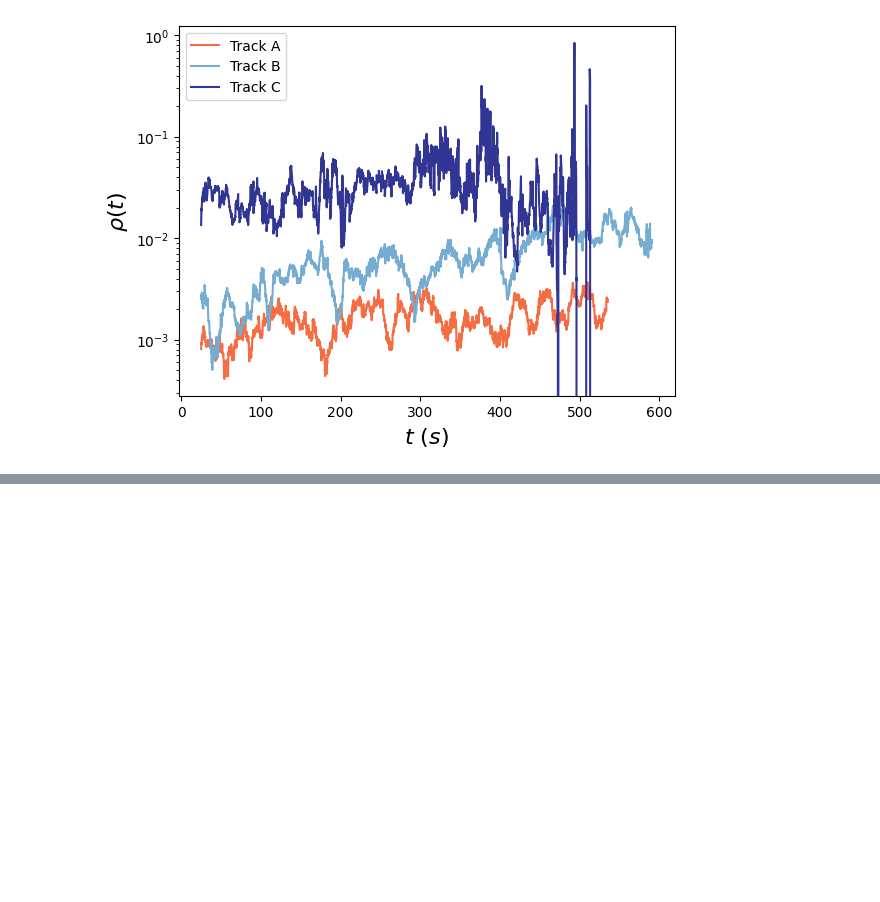
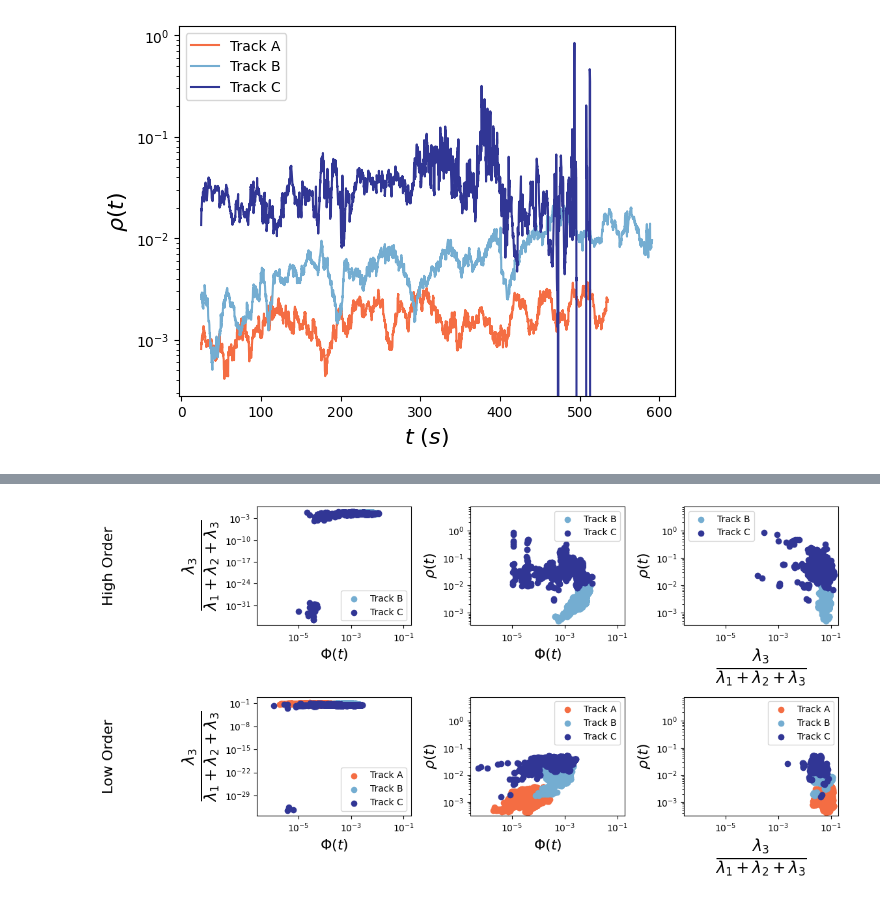
Before and after one commit to mmccraw98/flocking-emergence-iw, a Jupyter notebook: code/data/initial-data-analysis.ipynb, the cells around one changed output, grey strips where cells are left out. Saved outputs shown, nothing was run; the diff lists cells and outputs as text; code cells hidden in the pictures; blank space fills up the shorter version.

```diff
--- a/code/data/initial-data-analysis.ipynb
+++ b/code/data/initial-data-analysis.ipynb
@@ -173,2 +183,66 @@ Text(0, 0.5, '$\\frac{\\lambda_3}{\\lambda_1 + \\lambda_2 + \\lambda_3}$')
+# %%
+# is there common behavior in the high ordered regime and low ordered regime?
+phi_high = 0.6
+phi_low = 0.2
+
+fig, axs = plt.subplots(2, 3, figsize=(12, 6))
+
+# vel_order_A[vel_order_A > phi_high].time
+
+labels = ['Track A', 'Track B', 'Track C']
+dfs = [df_A, df_B, df_C]
+vel_orders = [vel_order_A, vel_order_B, vel_order_C]
+cs = [colors[0], colors[3], colors[4]]
+
+for i, (df, vel_order, label, color) in enumerate(zip(dfs, vel_orders, labels, cs)):
+    df_sub = df[df.time.isin(vel_order[vel_order > phi_high].index.values)].copy()
+    vel = get_velocity_order_parameter(df_sub)
+    var = get_variance_ratios(df_sub)
+    dens = get_number_densities(df_sub)
+    if df_sub.shape[0] > 0:
+        axs[0, 0].scatter(downsample_A2B(vel, var[:, 2]), var[:, 2], label=label, color=color)
+        axs[0, 1].scatter(downsample_A2B(vel, dens[dens < 1e6]), dens[dens < 1e6], label=label, color=color)
+        axs[0, 2].scatter(var[:, 2][dens < 1e6], dens[dens < 1e6], label=label, color=color)
+
+for i, (df, vel_order, label, color) in enumerate(zip(dfs, vel_orders, labels, cs)):
+    df_sub = df[df.time.isin(vel_order[vel_order < phi_low].index.values)].copy()
+    vel = get_velocity_order_parameter(df_sub)
+    var = get_variance_ratios(df_sub)
+    dens = get_number_densities(df_sub)
+    if df_sub.shape[0] > 0:
+        axs[1, 0].scatter(downsample_A2B(vel, var[:, 2]), var[:, 2], label=label, color=color)
+        axs[1, 1].scatter(downsample_A2B(vel, dens[dens < 1e6]), dens[dens < 1e6], label=label, color=color)
+        axs[1, 2].scatter(var[:, 2][dens < 1e6], dens[dens < 1e6], label=label, color=color)
+
+for i, _ in enumerate(axs):
+    axs[i, 0].set_xlabel('$\Phi(t)$', fontsize=16)
+    axs[i, 0].set_ylabel(r'$\frac{\lambda_3}{\lambda_1 + \lambda_2 + \lambda_3}$', fontsize=25)
+    axs[i, 1].set_xlabel('$\Phi(t)$', fontsize=16)
+    axs[i, 1].set_ylabel(r'$\rho(t)$', fontsize=16)
+    axs[i, 2].set_xlabel(r'$\frac{\lambda_3}{\lambda_1 + \lambda_2 + \lambda_3}$', fontsize=25)
+    axs[i, 2].set_ylabel(r'$\rho(t)$', fontsize=16)
+    for j, ax in enumerate(_):
+        ax.legend()
+        # if j != 0:
+        ax.set_yscale('log')
+        ax.set_xscale('log')
+
+for i, ax in enumerate(axs[0]):
+    for j, _ in enumerate(axs):
+        x_low = min(x_low, axs[j, i].get_xlim()[0])
+        x_high = max(x_high, axs[j, i].get_xlim()[1])
+        y_low = min(y_low, axs[j, i].get_ylim()[0])
+        y_high = max(y_high, axs[j, i].get_ylim()[1])
+    for j, _ in enumerate(axs):
+        axs[j, i].set_xlim(x_low, x_high)
+        axs[j, i].set_ylim(y_low, y_high)
+
+label_offset = 1
+axs[0, 0].text(-label_offset, 0.5, 'High Order', va='center', ha='left', rotation='vertical', transform=axs[0, 0].transAxes, fontsize=16)
+axs[1, 0].text(-label_offset, 0.5, 'Low Order', va='center', ha='left', rotation='vertical', transform=axs[1, 0].transAxes, fontsize=16)
+
+plt.tight_layout()
+# %% [output]
+[figure, added]
 # %%
 
```
Also changed, not shown: parts of 5 cells of this notebook, 3 other files.
